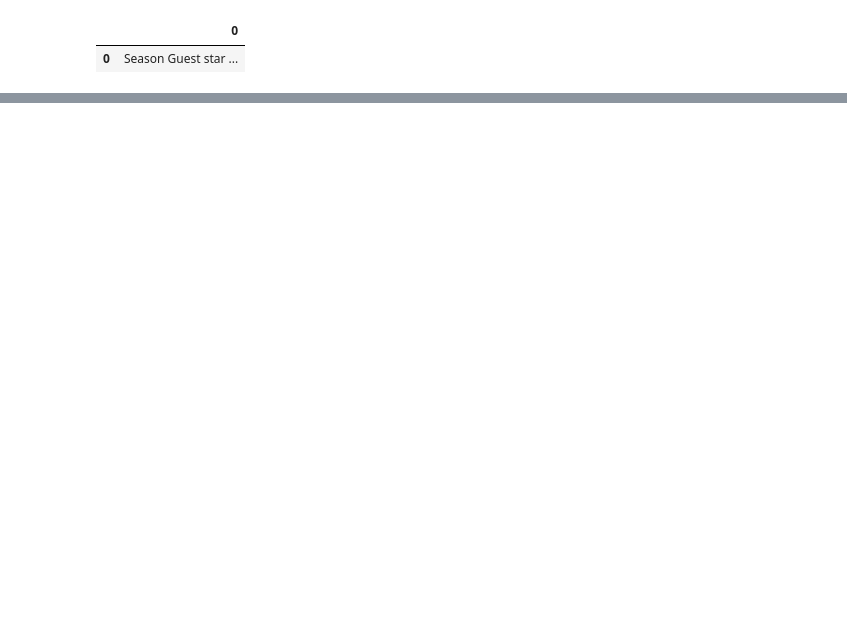
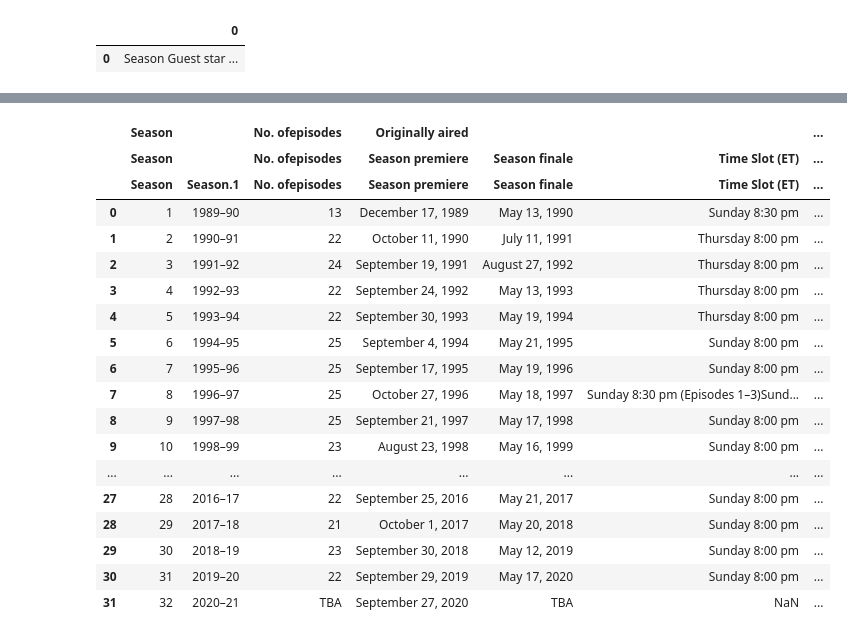
Before and after one commit to slobanwala1/Excellent-Simpsons-Analysis, a Jupyter notebook: ratingsscrape.ipynb, the cells around one changed output, grey strips where cells are left out. Cells and saved outputs as stored; diff of their text form; code cells hidden in the pictures; blank space fills up the shorter version.

```diff
--- a/ratingsscrape.ipynb
+++ b/ratingsscrape.ipynb
@@ -34,0 +47,22 @@ Simpsons_tableDF.head(30)
+# %%
+Simpsons_table2
+# %% [output]
+|  | Season |  | No. ofepisodes | Originally aired |  |  | ... |
+|  | Season |  | No. ofepisodes | Season premiere | Season finale | Time Slot (ET) | ... |
+|  | Season | Season.1 | No. ofepisodes | Season premiere | Season finale | Time Slot (ET) | ... |
+| 0 | 1 | 1989–90 | 13 | December 17, 1989 | May 13, 1990 | Sunday 8:30 pm | ... |
+| 1 | 2 | 1990–91 | 22 | October 11, 1990 | July 11, 1991 | Thursday 8:00 pm | ... |
+| 2 | 3 | 1991–92 | 24 | September 19, 1991 | August 27, 1992 | Thursday 8:00 pm | ... |
+| 3 | 4 | 1992–93 | 22 | September 24, 1992 | May 13, 1993 | Thursday 8:00 pm | ... |
+| 4 | 5 | 1993–94 | 22 | September 30, 1993 | May 19, 1994 | Thursday 8:00 pm | ... |
+| 5 | 6 | 1994–95 | 25 | September 4, 1994 | May 21, 1995 | Sunday 8:00 pm | ... |
+| 6 | 7 | 1995–96 | 25 | September 17, 1995 | May 19, 1996 | Sunday 8:00 pm | ... |
+| 7 | 8 | 1996–97 | 25 | October 27, 1996 | May 18, 1997 | Sunday 8:30 pm (Episodes 1–3)Sund... | ... |
+| 8 | 9 | 1997–98 | 25 | September 21, 1997 | May 17, 1998 | Sunday 8:00 pm | ... |
+| 9 | 10 | 1998–99 | 23 | August 23, 1998 | May 16, 1999 | Sunday 8:00 pm | ... |
+| ... | ... | ... | ... | ... | ... | ... | ... |
+| 27 | 28 | 2016–17 | 22 | September 25, 2016 | May 21, 2017 | Sunday 8:00 pm | ... |
+| 28 | 29 | 2017–18 | 21 | October 1, 2017 | May 20, 2018 | Sunday 8:00 pm | ... |
+| 29 | 30 | 2018–19 | 23 | September 30, 2018 | May 12, 2019 | Sunday 8:00 pm | ... |
+| 30 | 31 | 2019–20 | 22 | September 29, 2019 | May 17, 2020 | Sunday 8:00 pm | ... |
+| 31 | 32 | 2020–21 | TBA | September 27, 2020 | TBA | NaN | ... |
```
Also changed, not shown: parts of 50 cells of this notebook, 2 other files.
